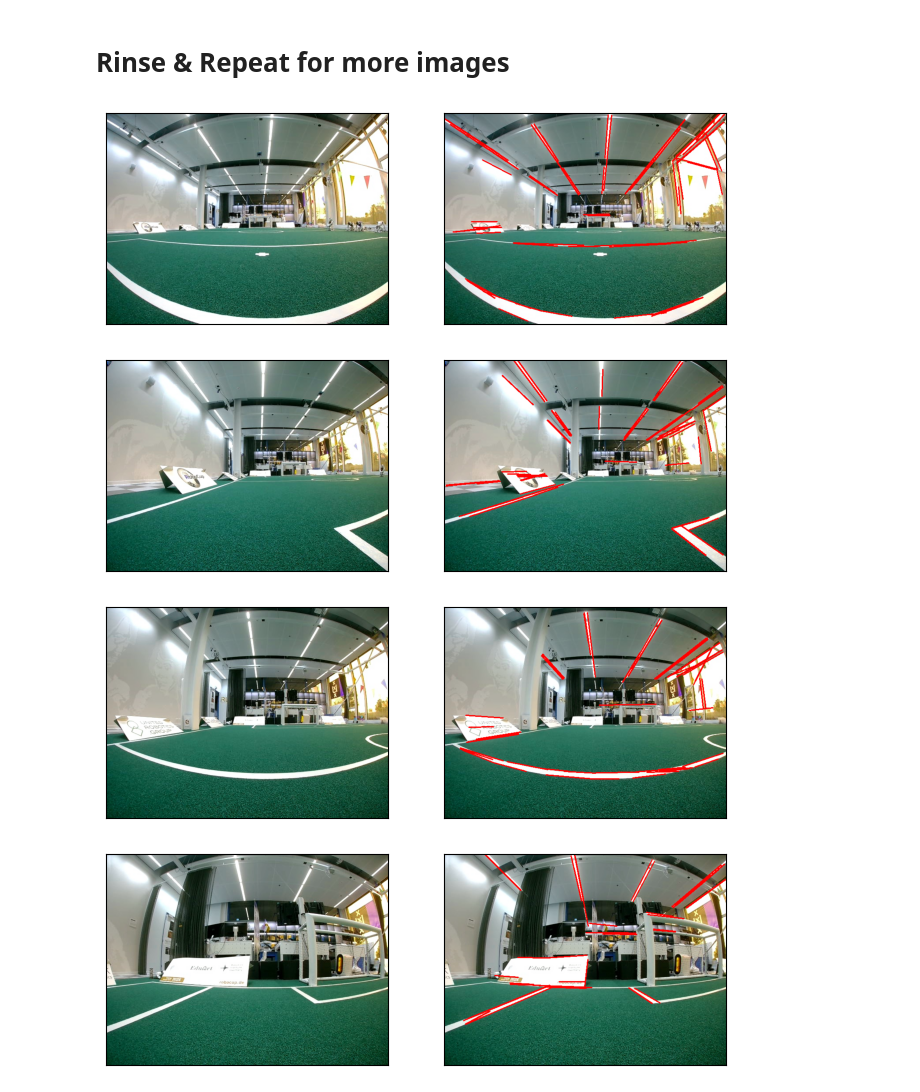
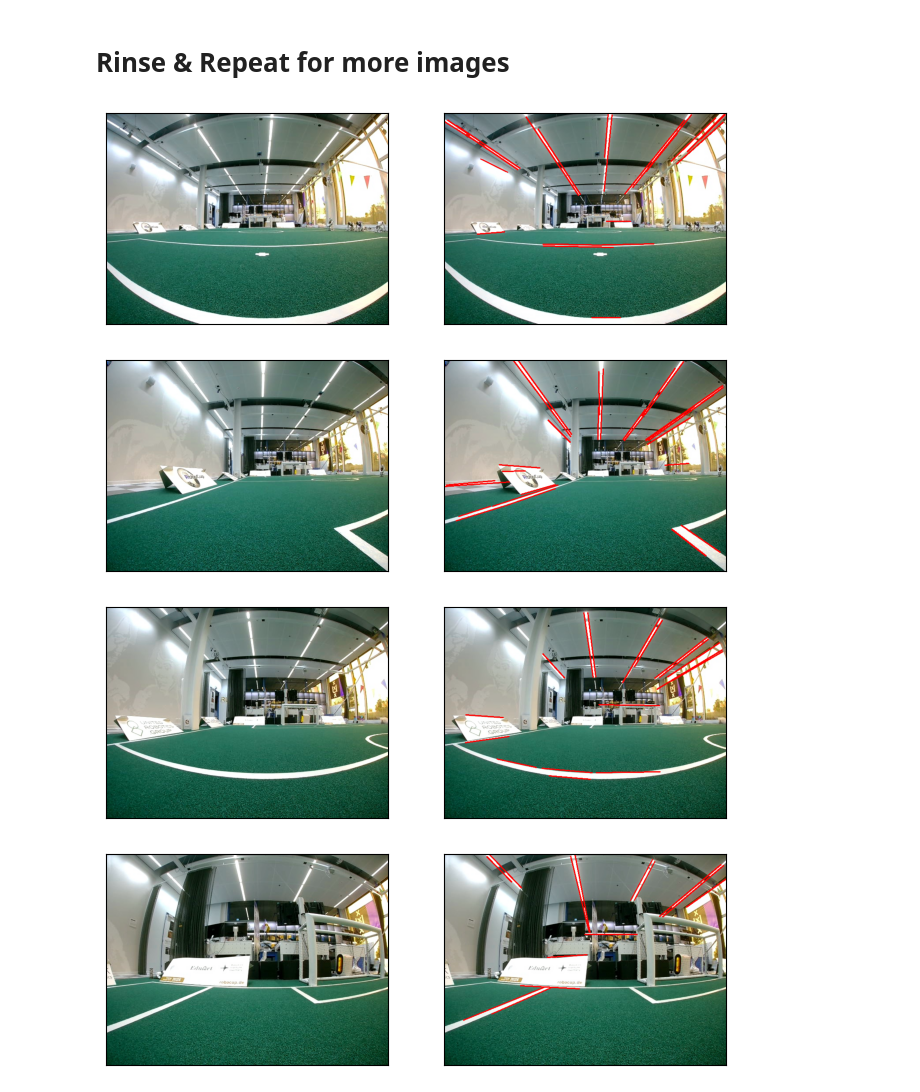
Before and after one commit to pvdklei/vfar_ws, a Jupyter notebook: Assignment 1/line_detection.ipynb, the cells around one changed output. Saved outputs shown, nothing was run; the diff lists cells and outputs as text; code cells hidden in the pictures.

```diff
--- a/Assignment 1/line_detection.ipynb
+++ b/Assignment 1/line_detection.ipynb
@@ -60,26 +60,27 @@ plt.show()
 # %%
 for i in range(5):
     original = cv2.imread(f"images/frame000{i}.jpg")
     image = cv2.cvtColor(original, cv2.COLOR_BGR2GRAY)
-    _, image = cv2.threshold(image, 250, 255, cv2.THRESH_BINARY)
+    _, image = cv2.threshold(image, 251, 255, cv2.THRESH_BINARY)
     kernel = cv2.getStructuringElement(cv2.MORPH_CROSS, (3, 3))
-    image = cv2.dilate(image, kernel, iterations=1)
+    image = cv2.dilate(image, kernel, iterations=2)
     image = cv2.Canny(image, 0, 255)
-    lines = cv2.HoughLinesP(image, 1, np.pi/180, 30, minLineLength=50, maxLineGap=15)
+    lines = cv2.HoughLinesP(image, 1, np.pi/180, 70, minLineLength=50, maxLineGap=20)
     display = original.copy()
-    for line in lines:
-        for x1, y1, x2, y2 in line:
-            cv2.line(display, (x1, y1), (x2, y2), (255, 0, 0), 2)
+    if lines is not None:
+        for line in lines:
+            for x1, y1, x2, y2 in line:
+                cv2.line(display, (x1, y1), (x2, y2), (255, 0, 0), 2)
     fig, ax = plt.subplots(1, 2, figsize=(8, 10))
     ax[0].imshow(original)
     ax[0].set_xticks([])
     ax[0].set_yticks([])
     ax[1].imshow(display)
     ax[1].set_xticks([])
     ax[1].set_yticks([])
     plt.show()
 # %% [output]
-[figure, old version]
+[figure, new version]
-[figure, old version]
+[figure, new version]
-[figure, old version]
+[figure, new version]
-[figure, old version]
+[figure, new version]
```
Also changed, not shown: parts of 1 cell of this notebook, 7 other files.
